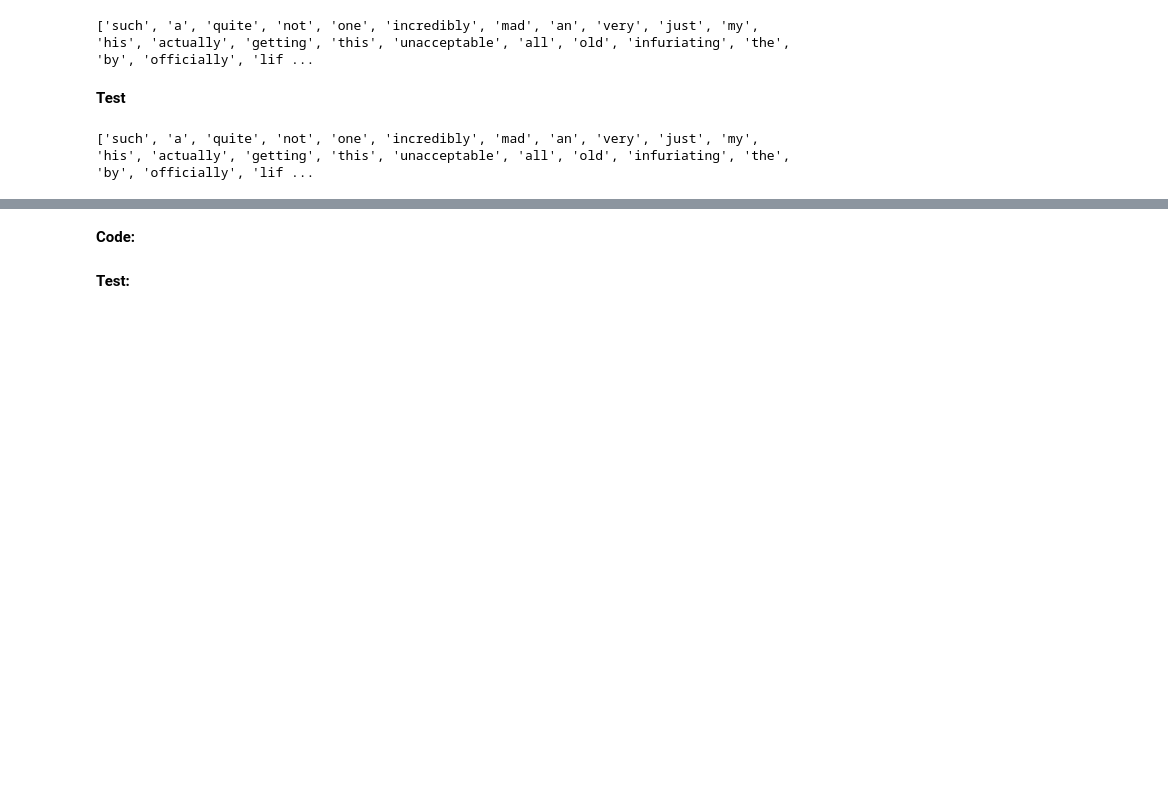
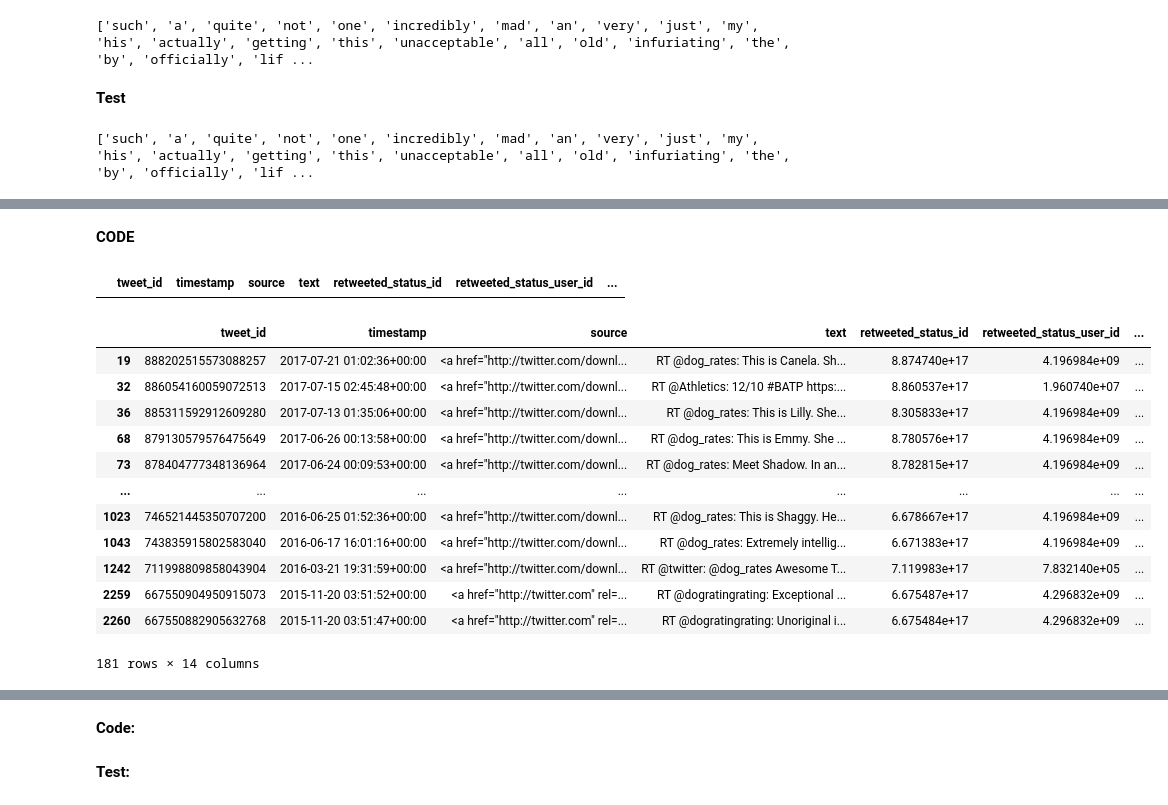
Before and after one commit to platoalex/Twitter-Data-Project-WeRateDogs, a Jupyter notebook: Wrangle_act.ipynb, the cells around one changed output, grey strips where cells are left out. Cells and saved outputs as stored; diff of their text form; code cells hidden in the pictures; blank space fills up the shorter version.

```diff
--- a/Wrangle_act.ipynb
+++ b/Wrangle_act.ipynb
@@ -496,7 +503,7 @@ Drop columns:  'in_reply_to_status_id',  'in_reply_to_user_id',  'retweeted_stat
 **Code:**
 # %%
 # columns to be dropped
-drop_list = ['in_reply_to_status_id','in_reply_to_user_id','retweeted_status_id','retweeted_status_user_id','retweeted_status_timestamp','expanded_urls']
+drop_list = ['in_reply_to_status_id','in_reply_to_user_id','expanded_urls']
 
 CleanArchive.drop(drop_list, axis=1, inplace=True)
 # %% [markdown]
@@ -568,0 +583,26 @@ print(InvalidNames)
+# %% [markdown]
+**CODE**
+# %%
+# Non empty rows in 'retweeted_status_id'
+A1 = CleanArchive[~CleanArchive['retweeted_status_id'].isnull()]
+A1.head(2)
+# %% [output]
+|  | tweet_id | timestamp | source | text | retweeted_status_id | retweeted_status_user_id | ... |
+# %%
+# Non empty rows in 'retweeted_status_user_id'
+A2 = CleanArchive[~CleanArchive['retweeted_status_user_id'].isnull()]
+A2
+# %% [output]
+|  | tweet_id | timestamp | source | text | retweeted_status_id | retweeted_status_user_id | ... |
+| 19 | 888202515573088257 | 2017-07-21 01:02:36+00:00 | <a href="http://twitter.com/downl... | RT @dog_rates: This is Canela. Sh... | 8.874740e+17 | 4.196984e+09 | ... |
+| 32 | 886054160059072513 | 2017-07-15 02:45:48+00:00 | <a href="http://twitter.com/downl... | RT @Athletics: 12/10 #BATP https:... | 8.860537e+17 | 1.960740e+07 | ... |
+| 36 | 885311592912609280 | 2017-07-13 01:35:06+00:00 | <a href="http://twitter.com/downl... | RT @dog_rates: This is Lilly. She... | 8.305833e+17 | 4.196984e+09 | ... |
+| 68 | 879130579576475649 | 2017-06-26 00:13:58+00:00 | <a href="http://twitter.com/downl... | RT @dog_rates: This is Emmy. She ... | 8.780576e+17 | 4.196984e+09 | ... |
+| 73 | 878404777348136964 | 2017-06-24 00:09:53+00:00 | <a href="http://twitter.com/downl... | RT @dog_rates: Meet Shadow. In an... | 8.782815e+17 | 4.196984e+09 | ... |
+| ... | ... | ... | ... | ... | ... | ... | ... |
+| 1023 | 746521445350707200 | 2016-06-25 01:52:36+00:00 | <a href="http://twitter.com/downl... | RT @dog_rates: This is Shaggy. He... | 6.678667e+17 | 4.196984e+09 | ... |
+| 1043 | 743835915802583040 | 2016-06-17 16:01:16+00:00 | <a href="http://twitter.com/downl... | RT @dog_rates: Extremely intellig... | 6.671383e+17 | 4.196984e+09 | ... |
+| 1242 | 711998809858043904 | 2016-03-21 19:31:59+00:00 | <a href="http://twitter.com/downl... | RT @twitter: @dog_rates Awesome T... | 7.119983e+17 | 7.832140e+05 | ... |
+| 2259 | 667550904950915073 | 2015-11-20 03:51:52+00:00 | <a href="http://twitter.com" rel=... | RT @dogratingrating: Exceptional ... | 6.675487e+17 | 4.296832e+09 | ... |
+| 2260 | 667550882905632768 | 2015-11-20 03:51:47+00:00 | <a href="http://twitter.com" rel=... | RT @dogratingrating: Unoriginal i... | 6.675484e+17 | 4.296832e+09 | ... |
+181 rows × 14 columns
```
Also changed, not shown: parts of 57 cells of this notebook, 5 other files.
